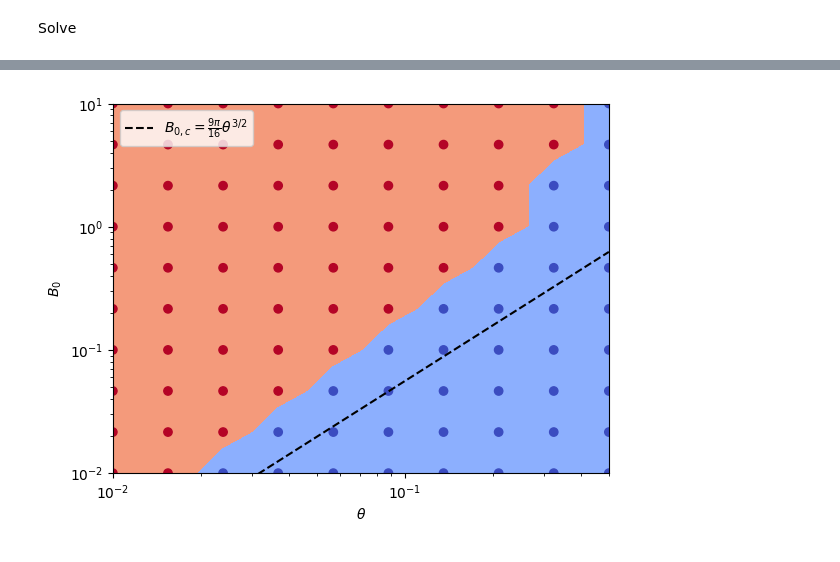
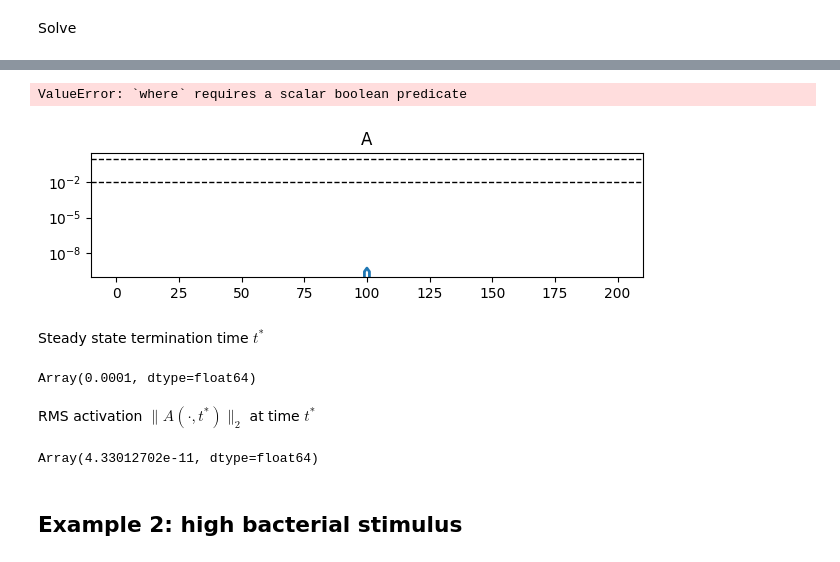
Before and after one commit to dewitt-lab/immunowave, a Jupyter notebook: notebooks/events.ipynb, the cells around one changed output, grey strips where cells are left out. Drawn from its saved outputs; the diff is of its cells as text; code cells hidden in the pictures.

```diff
--- a/notebooks/events.ipynb
+++ b/notebooks/events.ipynb
@@ -99,0 +106,3 @@ An NVIDIA GPU may be present on this machine, but a CUDA-enabled jaxlib is not i
+# %%
+model = Model(θ=0.01, B0=1e-5)
+model
@@ -145,7 +112,0 @@ outcomes[outcome(solution.evaluate(ts[-1]), ts[-1], model)]
-# %%
-state = State4(
-    A=iw.ScalarField(shape, lb, h, 0),
-    B=iw.ScalarField(
-        shape, lb, h, fn=lambda x: 10 * jnp.exp(-((x - L / 2) ** 2) / (2 * 0.1**2))
-    ),
-)
@@ -255,13 +113,26 @@ for i, θ in enumerate(θs):
-# %%
-plt.contourf(θs, B0s, response_dat.T, levels=1, cmap="coolwarm_r")
-plt.scatter(*np.meshgrid(θs, B0s), c=response_dat.T, cmap="coolwarm_r")
-plt.plot(θs, (9 * np.pi / 16) * θs**(3 / 2), "k--", label=r"$B_{0,c} = \frac{9\pi}{16}\theta^{3/2}$")
-plt.xscale("log")
-plt.yscale("log")
-plt.xlabel(r"$\theta$")
-plt.ylabel(r"$B_0$")
-plt.ylim(B0s[0], B0s[-1])
-plt.legend(loc="upper left")
-plt.show()
-# %% [output]
-[figure, removed]
+# %%
+solution = iw.solve(model, state, t0, t1, **kwargs)
+# %% [output]
+ValueError: `where` requires a scalar boolean predicate
+# %%
+solution.ys.plot(time_idx=-1, lw=2)
+plt.axhline(model.θ, color="black", linestyle="--", lw=1)
+plt.axhline(1, color="black", linestyle="--", lw=1)
+plt.yscale("log")
+plt.show()
+# %% [output]
+[figure, added]
+# %% [markdown]
+Steady state termination time $t^\ast$
+# %%
+solution.ts[-1]
+# %% [output]
+Array(0.0001, dtype=float64)
+# %% [markdown]
+RMS activation $\|A(\cdot, t^\ast)\|_2$ at time $t^\ast$
+# %%
+norm(solution.ys.map(lambda v: v[-1]))
+# %% [output]
+Array(4.33012702e-11, dtype=float64)
+# %% [markdown]
+## Example 2: high bacterial stimulus
```
Also changed, not shown: parts of 51 cells of this notebook, 5 other files.
